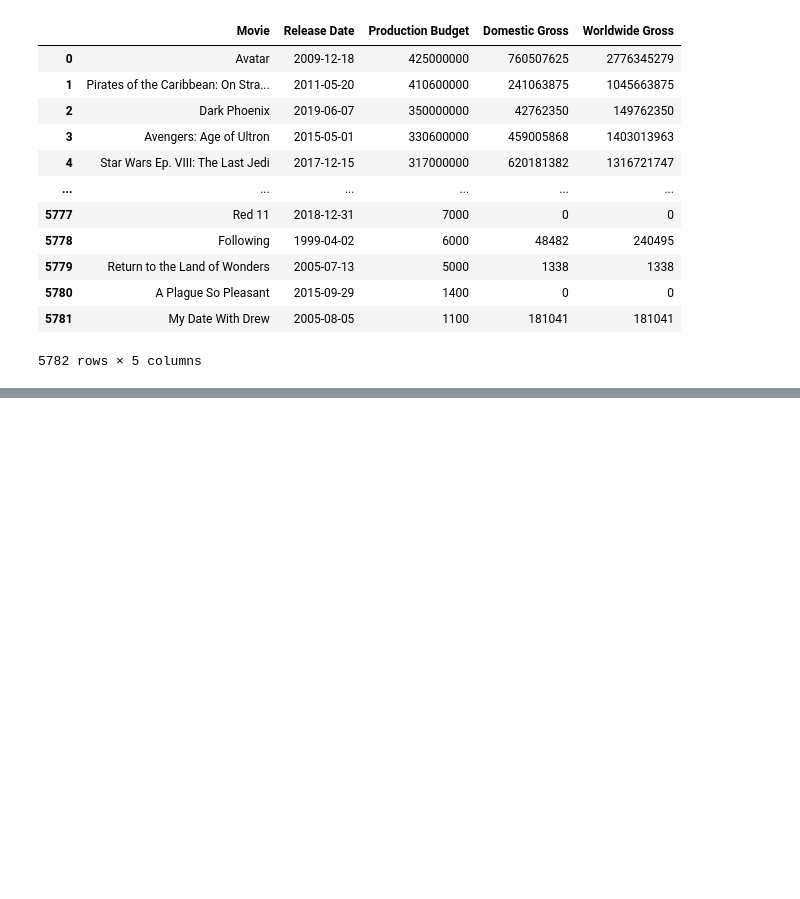
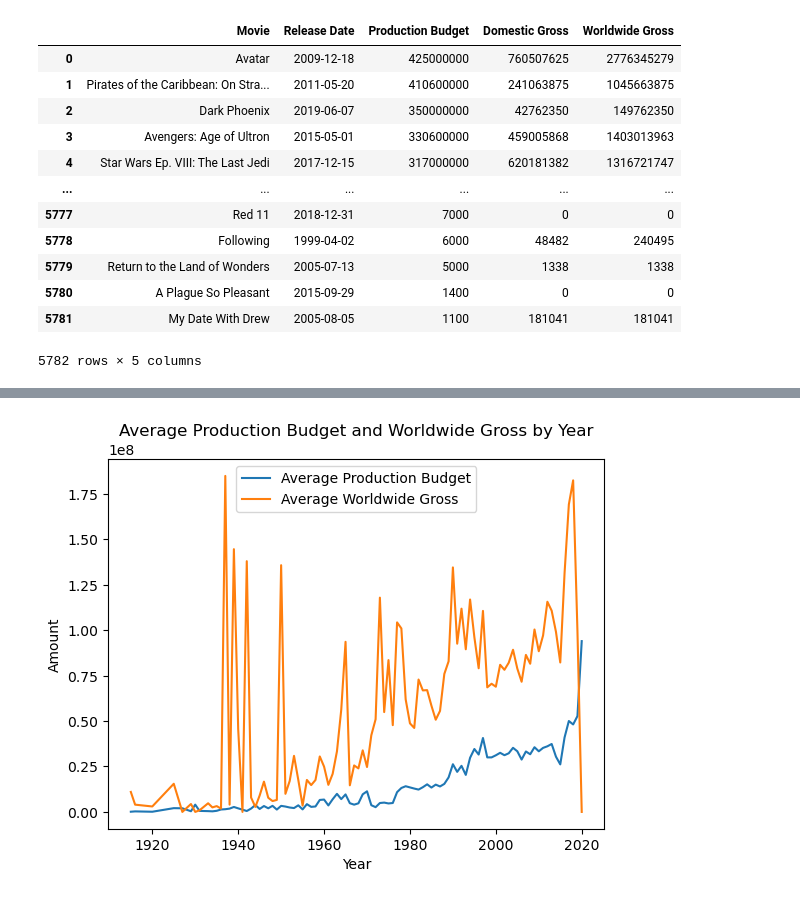
Before and after one commit to Ivan3864/Microsoft-Movie-Studio-Analysis, a Jupyter notebook: insight.ipynb, the cells around one changed output, grey strips where cells are left out. Saved outputs shown, nothing was run; the diff lists cells and outputs as text; code cells hidden in the pictures; blank space fills up the shorter version.

```diff
--- a/insight.ipynb
+++ b/insight.ipynb
@@ -581,0 +623,16 @@ dataset3
+# %%
+#Exploring trends over time
+dataset3['Release Year'] = pd.to_datetime(dataset3['Release Date']).dt.year
+
+average_budget_by_year = dataset3.groupby('Release Year')['Production Budget'].mean()
+average_gross_by_year = dataset3.groupby('Release Year')['Worldwide Gross'].mean()
+
+plt.plot(average_budget_by_year.index, average_budget_by_year.values, label='Average Production Budget')
+plt.plot(average_gross_by_year.index, average_gross_by_year.values, label='Average Worldwide Gross')
+plt.xlabel('Year')
+plt.ylabel('Amount')
+plt.title('Average Production Budget and Worldwide Gross by Year')
+plt.legend()
+plt.show()
+# %% [output]
+[figure, added]
```
Also changed, not shown: parts of 6 cells of this notebook.
